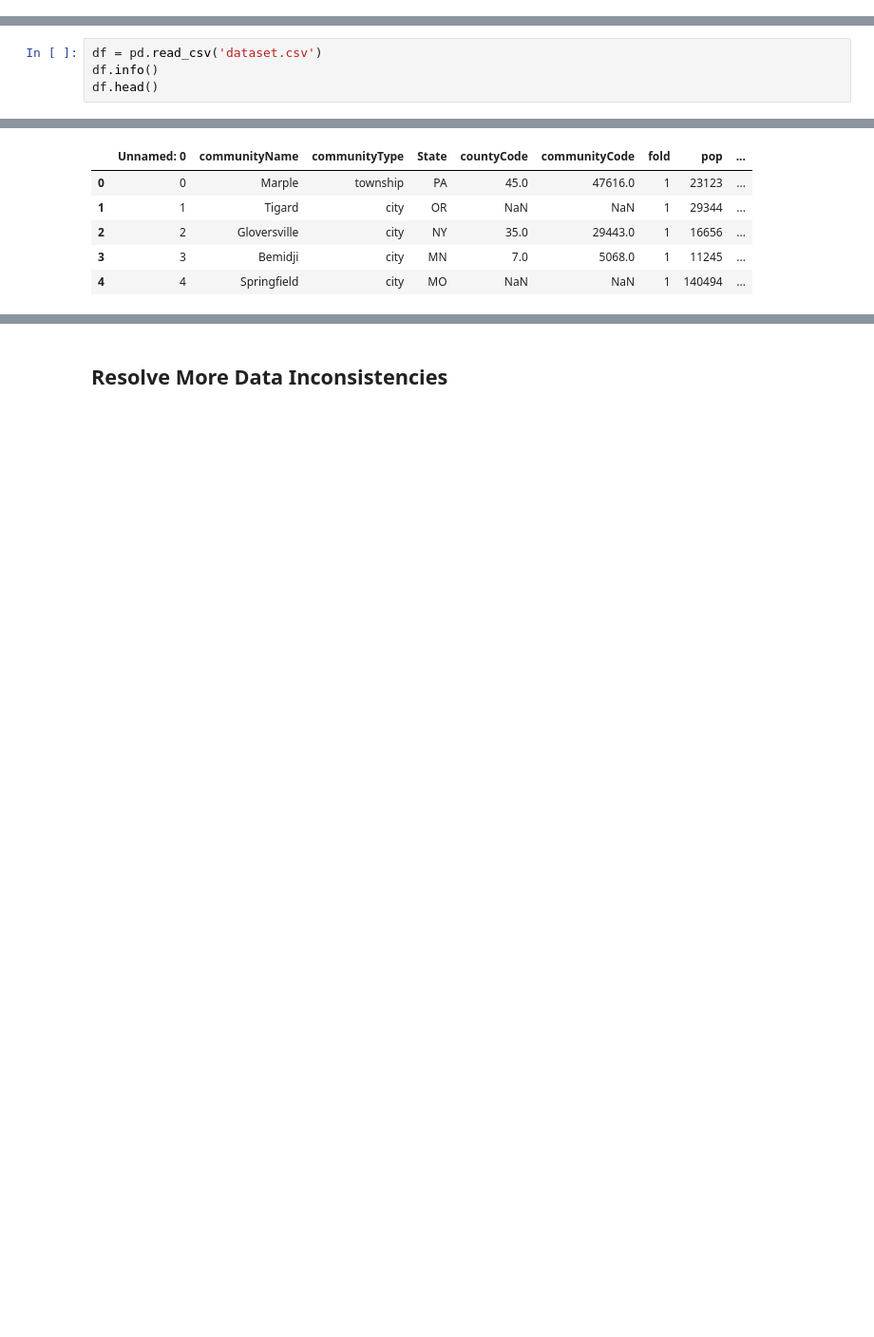
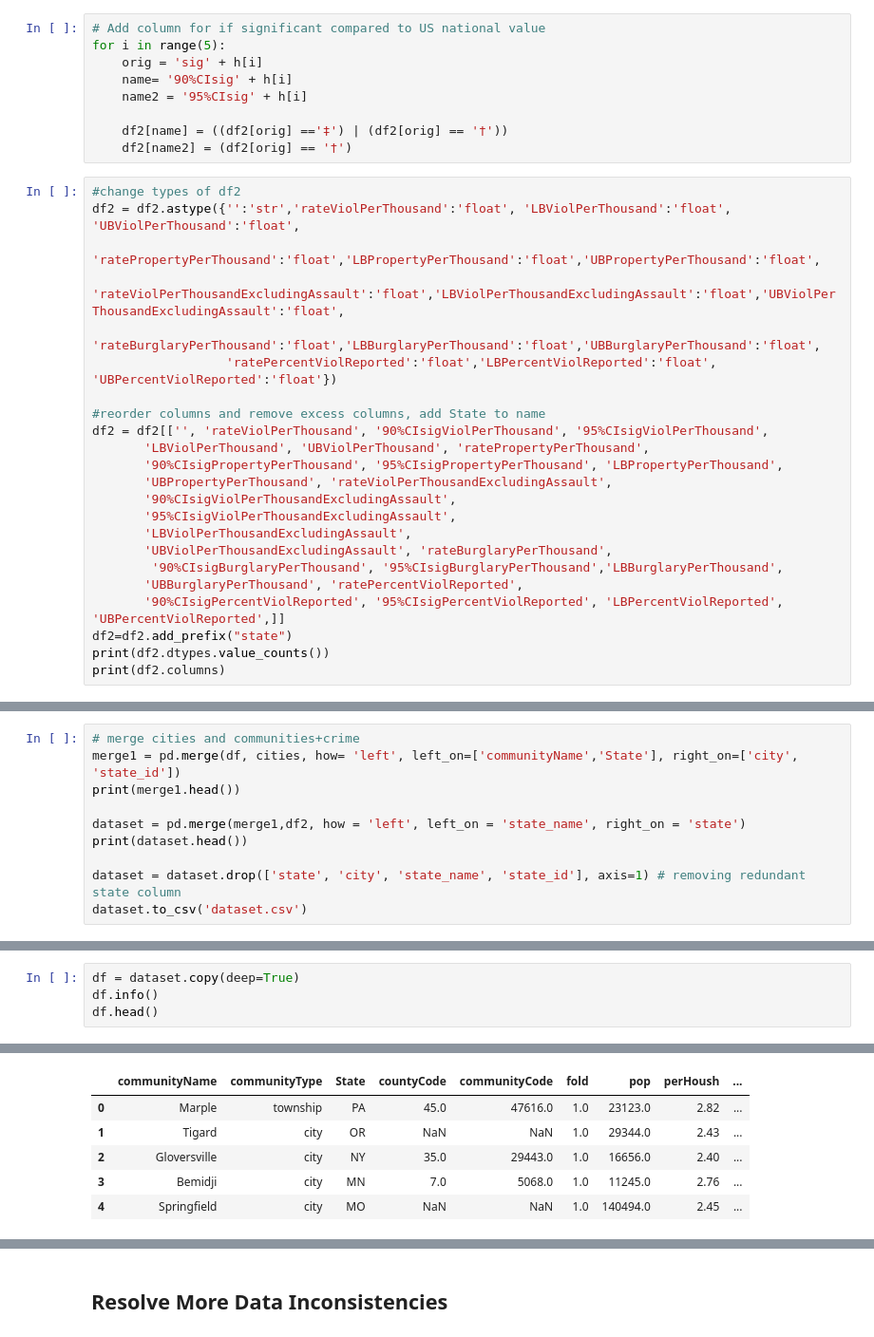
Before and after one commit to ijc2119/project-one, a Jupyter notebook: proj1_draft.ipynb, the cells around one changed output, grey strips where cells are left out. Shown at 95% size. Saved outputs shown, nothing was run; the diff lists cells and outputs as text; blank space fills up the shorter version.

```diff
--- a/proj1_draft.ipynb
+++ b/proj1_draft.ipynb
@@ -7,0 +176,32 @@ sns.set(style="whitegrid", font_scale=1.2)
+# %%
+# Add column for if significant compared to US national value
+for i in range(5):
+    orig = 'sig' + h[i]
+    name= '90%CIsig' + h[i]
+    name2 = '95%CIsig' + h[i]
+
+    df2[name] = ((df2[orig] =='‡') | (df2[orig] == '†'))
+    df2[name2] = (df2[orig] == '†')
+# %%
+#change types of df2
+df2 = df2.astype({'':'str','rateViolPerThousand':'float', 'LBViolPerThousand':'float', 'UBViolPerThousand':'float',
+                  'ratePropertyPerThousand':'float','LBPropertyPerThousand':'float','UBPropertyPerThousand':'float',
+                  'rateViolPerThousandExcludingAssault':'float','LBViolPerThousandExcludingAssault':'float','UBViolPerThousandExcludingAssault':'float',
+                  'rateBurglaryPerThousand':'float','LBBurglaryPerThousand':'float','UBBurglaryPerThousand':'float',
+                  'ratePercentViolReported':'float','LBPercentViolReported':'float', 'UBPercentViolReported':'float'})
+
+#reorder columns and remove excess columns, add State to name
+df2 = df2[['', 'rateViolPerThousand', '90%CIsigViolPerThousand', '95%CIsigViolPerThousand',
+       'LBViolPerThousand', 'UBViolPerThousand', 'ratePropertyPerThousand',
+       '90%CIsigPropertyPerThousand', '95%CIsigPropertyPerThousand', 'LBPropertyPerThousand',
+       'UBPropertyPerThousand', 'rateViolPerThousandExcludingAssault',
+       '90%CIsigViolPerThousandExcludingAssault',
+       '95%CIsigViolPerThousandExcludingAssault',
+       'LBViolPerThousandExcludingAssault',
+       'UBViolPerThousandExcludingAssault', 'rateBurglaryPerThousand',
+        '90%CIsigBurglaryPerThousand', '95%CIsigBurglaryPerThousand','LBBurglaryPerThousand',
+       'UBBurglaryPerThousand', 'ratePercentViolReported',
+       '90%CIsigPercentViolReported', '95%CIsigPercentViolReported', 'LBPercentViolReported', 'UBPercentViolReported',]]
+df2=df2.add_prefix("state")
+print(df2.dtypes.value_counts())
+print(df2.columns)
@@ -7,0 +231,10 @@ sns.set(style="whitegrid", font_scale=1.2)
+# %%
+# merge cities and communities+crime
+merge1 = pd.merge(df, cities, how= 'left', left_on=['communityName','State'], right_on=['city', 'state_id'])
+print(merge1.head())
+
+dataset = pd.merge(merge1,df2, how = 'left', left_on = 'state_name', right_on = 'state')
+print(dataset.head())
+
+dataset = dataset.drop(['state', 'city', 'state_name', 'state_id'], axis=1) # removing redundant state column
+dataset.to_csv('dataset.csv')
@@ -8,5 +263,5 @@ sns.set(style="whitegrid", font_scale=1.2)
 # %%
-df = pd.read_csv('dataset.csv')
+df = dataset.copy(deep=True)
 df.info()
 df.head()
 # %% [output]
@@ -17,7 +272,7 @@ dtypes: float64(135), int64(30), object(16)
 memory usage: 3.1+ MB
-|  | Unnamed: 0 | communityName | communityType | State | countyCode | communityCode | fold | pop | ... |
-| 0 | 0 | Marple | township | PA | 45.0 | 47616.0 | 1 | 23123 | ... |
-| 1 | 1 | Tigard | city | OR | NaN | NaN | 1 | 29344 | ... |
-| 2 | 2 | Gloversville | city | NY | 35.0 | 29443.0 | 1 | 16656 | ... |
-| 3 | 3 | Bemidji | city | MN | 7.0 | 5068.0 | 1 | 11245 | ... |
-| 4 | 4 | Springfield | city | MO | NaN | NaN | 1 | 140494 | ... |
+|  | communityName | communityType | State | countyCode | communityCode | fold | pop | perHoush | ... |
+| 0 | Marple | township | PA | 45.0 | 47616.0 | 1.0 | 23123.0 | 2.82 | ... |
+| 1 | Tigard | city | OR | NaN | NaN | 1.0 | 29344.0 | 2.43 | ... |
+| 2 | Gloversville | city | NY | 35.0 | 29443.0 | 1.0 | 16656.0 | 2.40 | ... |
+| 3 | Bemidji | city | MN | 7.0 | 5068.0 | 1.0 | 11245.0 | 2.76 | ... |
+| 4 | Springfield | city | MO | NaN | NaN | 1.0 | 140494.0 | 2.45 | ... |
```
Also changed, not shown: parts of 34 cells of this notebook, 5 other files.
